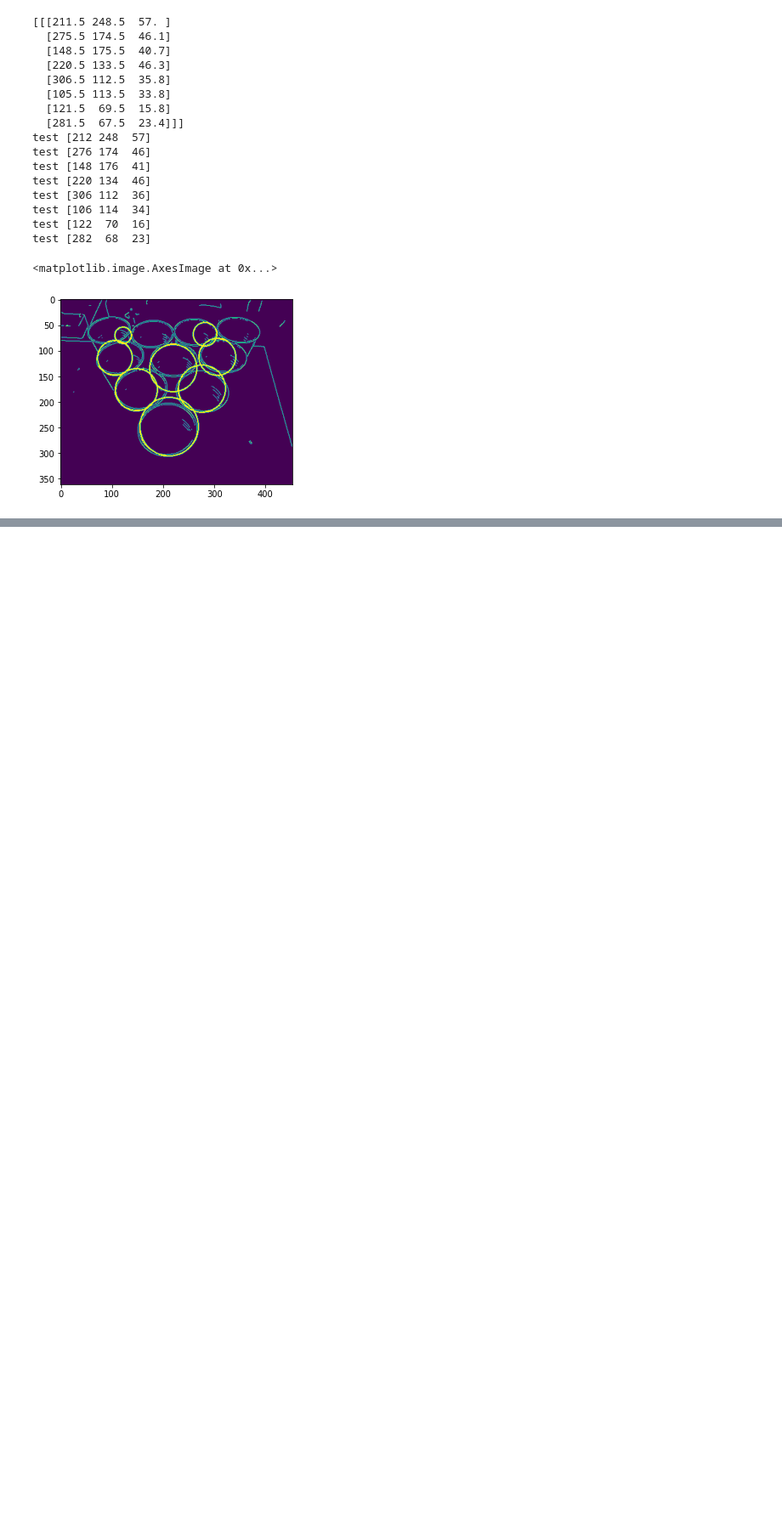
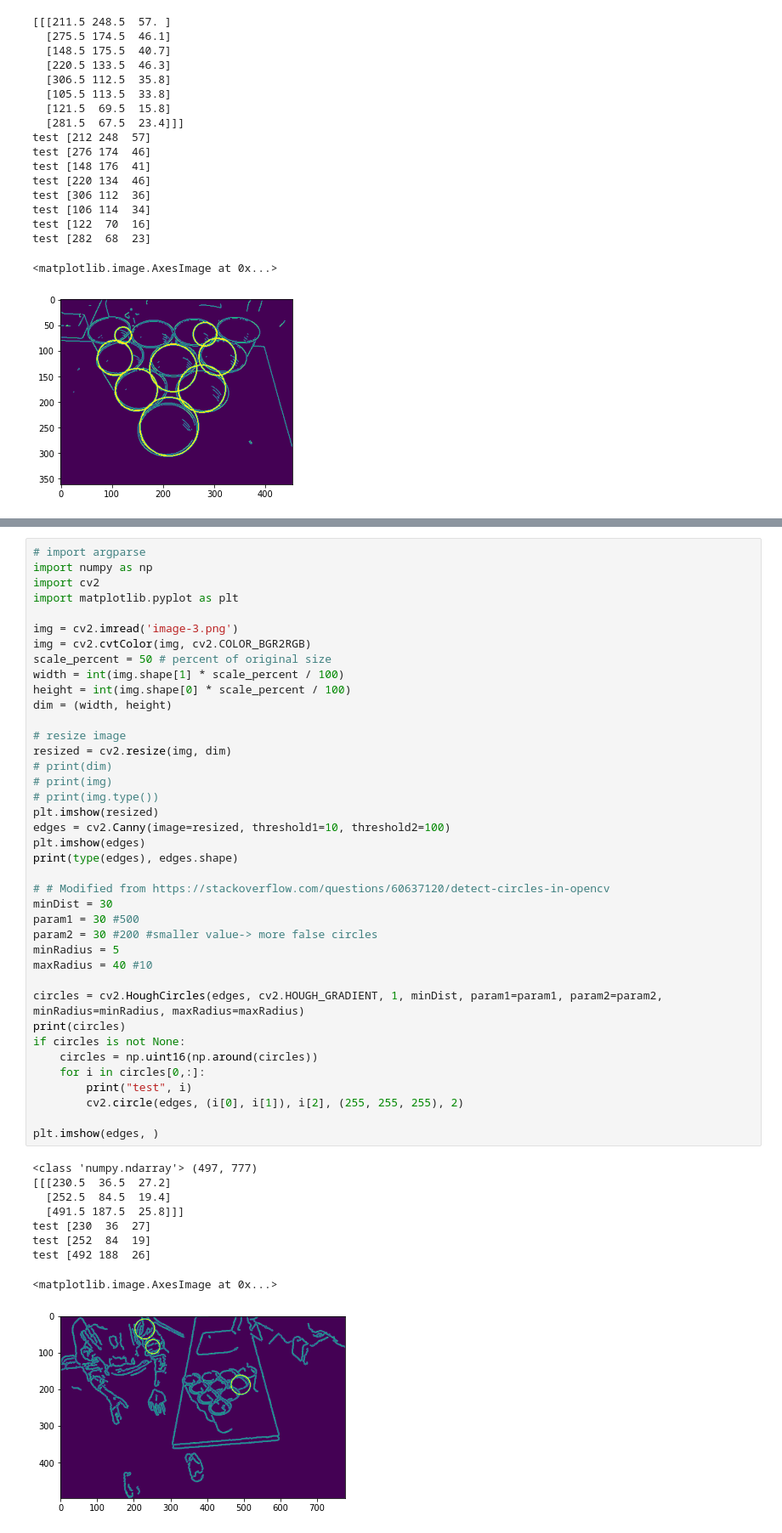
Before and after one commit to mech-a/ee106a-fa22, a Jupyter notebook: notebooks/image_processing.ipynb, the cells around one changed output, grey strips where cells are left out. Shown at 85% size. Drawn from its saved outputs; the diff is of its cells as text; blank space fills up the shorter version.

```diff
--- a/notebooks/image_processing.ipynb
+++ b/notebooks/image_processing.ipynb
@@ -173,0 +181,49 @@ plt.imshow(im_with_keypoints)
+# %%
+# import argparse
+import numpy as np
+import cv2
+import matplotlib.pyplot as plt
+
+img = cv2.imread('image-3.png')
+img = cv2.cvtColor(img, cv2.COLOR_BGR2RGB)
+scale_percent = 50 # percent of original size
+width = int(img.shape[1] * scale_percent / 100)
+height = int(img.shape[0] * scale_percent / 100)
+dim = (width, height)
+
+# resize image
+resized = cv2.resize(img, dim)
+# print(dim)
+# print(img)
+# print(img.type())
+plt.imshow(resized)
+edges = cv2.Canny(image=resized, threshold1=10, threshold2=100)
+plt.imshow(edges)
+print(type(edges), edges.shape)
+
+# # Modified from https://stackoverflow.com/questions/60637120/detect-circles-in-opencv
+minDist = 30
+param1 = 30 #500
+param2 = 30 #200 #smaller value-> more false circles
+minRadius = 5
+maxRadius = 40 #10
+
+circles = cv2.HoughCircles(edges, cv2.HOUGH_GRADIENT, 1, minDist, param1=param1, param2=param2, minRadius=minRadius, maxRadius=maxRadius)
+print(circles)
+if circles is not None:
+    circles = np.uint16(np.around(circles))
+    for i in circles[0,:]:
+        print("test", i)
+        cv2.circle(edges, (i[0], i[1]), i[2], (255, 255, 255), 2)
+
+plt.imshow(edges, )
+# %% [output]
+<class 'numpy.ndarray'> (497, 777)
+[[[230.5  36.5  27.2]
+  [252.5  84.5  19.4]
+  [491.5 187.5  25.8]]]
+test [230  36  27]
+test [252  84  19]
+test [492 188  26]
+<matplotlib.image.AxesImage at 0x...>
+[figure, added]
```
Also changed, not shown: parts of 5 cells of this notebook, 6 other files.
